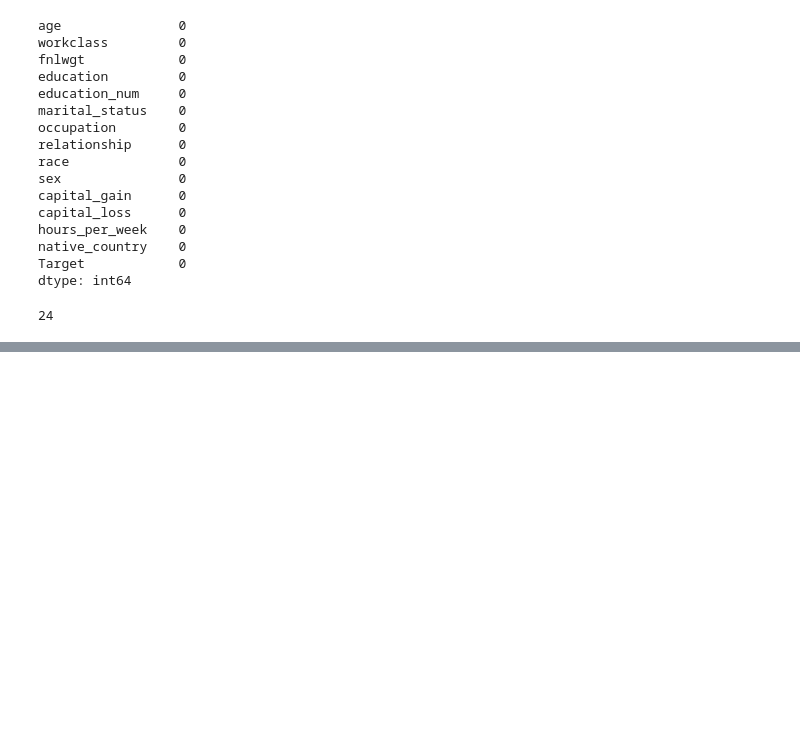
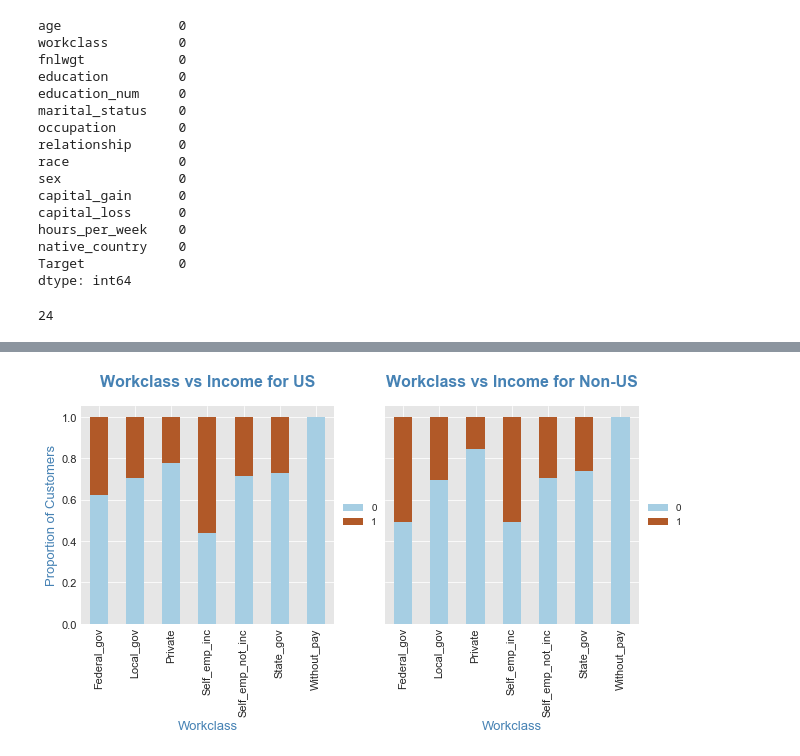
Before and after one commit to nagendra405/ML, a Jupyter notebook: Adult_Logistic_Regression/logistic_regression.ipynb, the cells around one changed output, grey strips where cells are left out. Cells and saved outputs as stored; diff of their text form; code cells hidden in the pictures; blank space fills up the shorter version.

```diff
--- a/Adult_Logistic_Regression/logistic_regression.ipynb
+++ b/Adult_Logistic_Regression/logistic_regression.ipynb
@@ -14,0 +37,13 @@ sns.set_style("darkgrid", {"axes.facecolor": ".9"})
+# %%
+def plotting_categorical(df,col,target,country,r,c,x,y):
+    fig, ax = plt.subplots(nrows=r,ncols=c,sharey=True,sharex=False)
+    countries = df[country].unique()
+    for i in range(0,len(countries)) :
+        table=pd.crosstab(df[df['Country_US']==countries[i]][col],df[target])
+        df2 = table.div(table.sum(1).astype(float), axis=0)
+        df2.plot(kind='bar', stacked=True,ax=ax[i],figsize=(x,y),fontsize=11,colormap='Paired')
+        ax[i].set_title('{} vs Income for {}'.format(col.capitalize(),countries[i]),fontsize=16,fontweight='bold',color='steelblue')
+        ax[i].set_xlabel(col.capitalize(),fontsize=13,color='steelblue')
+        ax[i].set_ylabel('Proportion of Customers',fontsize=13,color='steelblue')
+        ax[i].legend(loc='center left', bbox_to_anchor=(1, 0.5))
+    fig.subplots_adjust(hspace=1)
@@ -106,7 +114,0 @@ g.map(sns.distplot,'age')
-# %%
-def plotting_categorical(df,col,target,s):
-    g = sns.FacetGrid(data=df,col=target,size=s,hue=target,)
-    g.map(sns.countplot,col,order=df[col].value_counts().index)
-    for ax in g.axes.flatten():
-        for tick in ax.get_xticklabels():
-            tick.set(rotation=90)
@@ -293,0 +132,4 @@ accuracies.mean()
+# %%
+plotting_categorical(df,'workclass','Target','Country_US',1,2,10,4)
+# %% [output]
+[figure, added]
```
Also changed, not shown: parts of 89 cells of this notebook.
